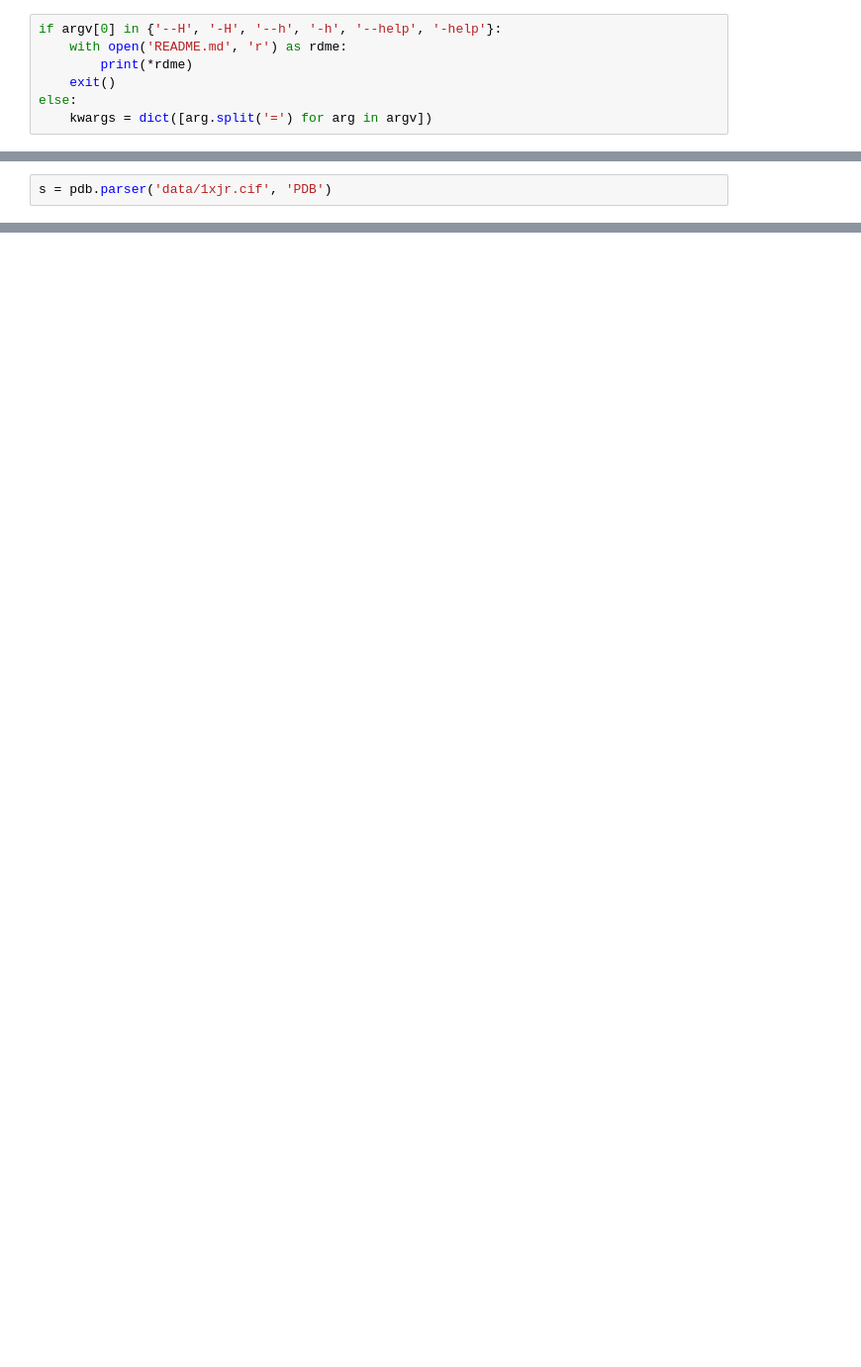
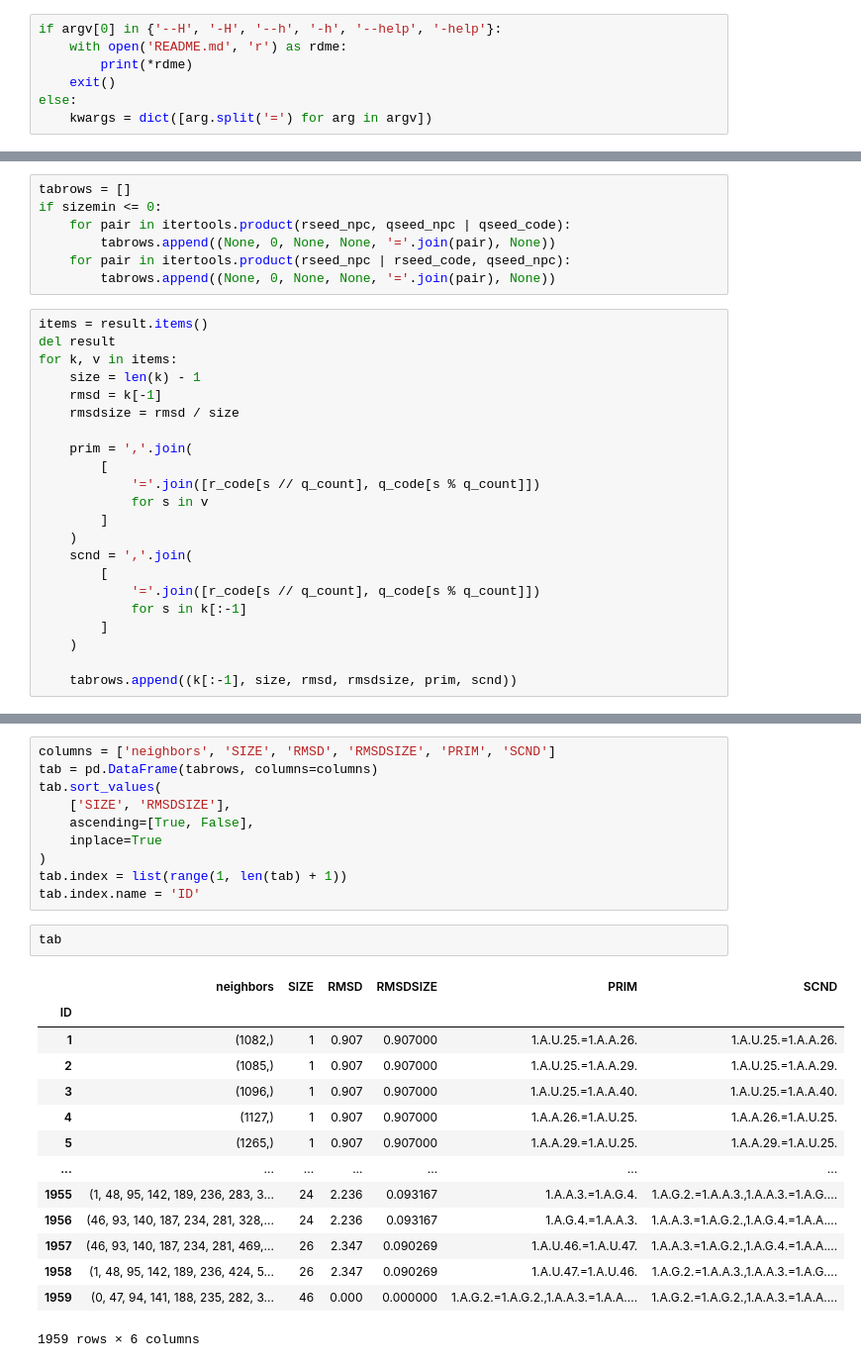
Before and after one commit to david-bogdan-r/ARTEM, a Jupyter notebook: test.ipynb, the cells around one changed output, grey strips where cells are left out. Shown at 99% size. Drawn from its saved outputs; the diff is of its cells as text; blank space fills up the shorter version.

```diff
--- a/test.ipynb
+++ b/test.ipynb
@@ -126,2 +115,0 @@ else:
-# %%
-s = pdb.parser('data/1xjr.cif', 'PDB')
@@ -127,0 +253,29 @@ s = pdb.parser('data/1xjr.cif', 'PDB')
+# %%
+tabrows = []
+if sizemin <= 0:
+    for pair in itertools.product(rseed_npc, qseed_npc | qseed_code):
+        tabrows.append((None, 0, None, None, '='.join(pair), None))
+    for pair in itertools.product(rseed_npc | rseed_code, qseed_npc):
+        tabrows.append((None, 0, None, None, '='.join(pair), None))
+# %%
+items = result.items()
+del result
+for k, v in items:
+    size = len(k) - 1
+    rmsd = k[-1]
+    rmsdsize = rmsd / size
+
+    prim = ','.join(
+        [
+            '='.join([r_code[s // q_count], q_code[s % q_count]])
+            for s in v
+        ]
+    )
+    scnd = ','.join(
+        [
+            '='.join([r_code[s // q_count], q_code[s % q_count]])
+            for s in k[:-1]
+        ]
+    )
+
+    tabrows.append((k[:-1], size, rmsd, rmsdsize, prim, scnd))
@@ -127,0 +410,27 @@ s = pdb.parser('data/1xjr.cif', 'PDB')
+# %%
+columns = ['neighbors', 'SIZE', 'RMSD', 'RMSDSIZE', 'PRIM', 'SCND']
+tab = pd.DataFrame(tabrows, columns=columns)
+tab.sort_values(
+    ['SIZE', 'RMSDSIZE'],
+    ascending=[True, False],
+    inplace=True
+)
+tab.index = list(range(1, len(tab) + 1))
+tab.index.name = 'ID'
+# %%
+tab
+# %% [output]
+|  | neighbors | SIZE | RMSD | RMSDSIZE | PRIM | SCND |
+| ID |  |  |  |  |  |  |
+| 1 | (1082,) | 1 | 0.907 | 0.907000 | 1.A.U.25.=1.A.A.26. | 1.A.U.25.=1.A.A.26. |
+| 2 | (1085,) | 1 | 0.907 | 0.907000 | 1.A.U.25.=1.A.A.29. | 1.A.U.25.=1.A.A.29. |
+| 3 | (1096,) | 1 | 0.907 | 0.907000 | 1.A.U.25.=1.A.A.40. | 1.A.U.25.=1.A.A.40. |
+| 4 | (1127,) | 1 | 0.907 | 0.907000 | 1.A.A.26.=1.A.U.25. | 1.A.A.26.=1.A.U.25. |
+| 5 | (1265,) | 1 | 0.907 | 0.907000 | 1.A.A.29.=1.A.U.25. | 1.A.A.29.=1.A.U.25. |
+| ... | ... | ... | ... | ... | ... | ... |
+| 1955 | (1, 48, 95, 142, 189, 236, 283, 3... | 24 | 2.236 | 0.093167 | 1.A.A.3.=1.A.G.4. | 1.A.G.2.=1.A.A.3.,1.A.A.3.=1.A.G.... |
+| 1956 | (46, 93, 140, 187, 234, 281, 328,... | 24 | 2.236 | 0.093167 | 1.A.G.4.=1.A.A.3. | 1.A.A.3.=1.A.G.2.,1.A.G.4.=1.A.A.... |
+| 1957 | (46, 93, 140, 187, 234, 281, 469,... | 26 | 2.347 | 0.090269 | 1.A.U.46.=1.A.U.47. | 1.A.A.3.=1.A.G.2.,1.A.G.4.=1.A.A.... |
+| 1958 | (1, 48, 95, 142, 189, 236, 424, 5... | 26 | 2.347 | 0.090269 | 1.A.U.47.=1.A.U.46. | 1.A.G.2.=1.A.A.3.,1.A.A.3.=1.A.G.... |
+| 1959 | (0, 47, 94, 141, 188, 235, 282, 3... | 46 | 0.000 | 0.000000 | 1.A.G.2.=1.A.G.2.,1.A.A.3.=1.A.A.... | 1.A.G.2.=1.A.G.2.,1.A.A.3.=1.A.A.... |
+1959 rows × 6 columns
```
Also changed, not shown: parts of 34 cells of this notebook, 20 other files.
